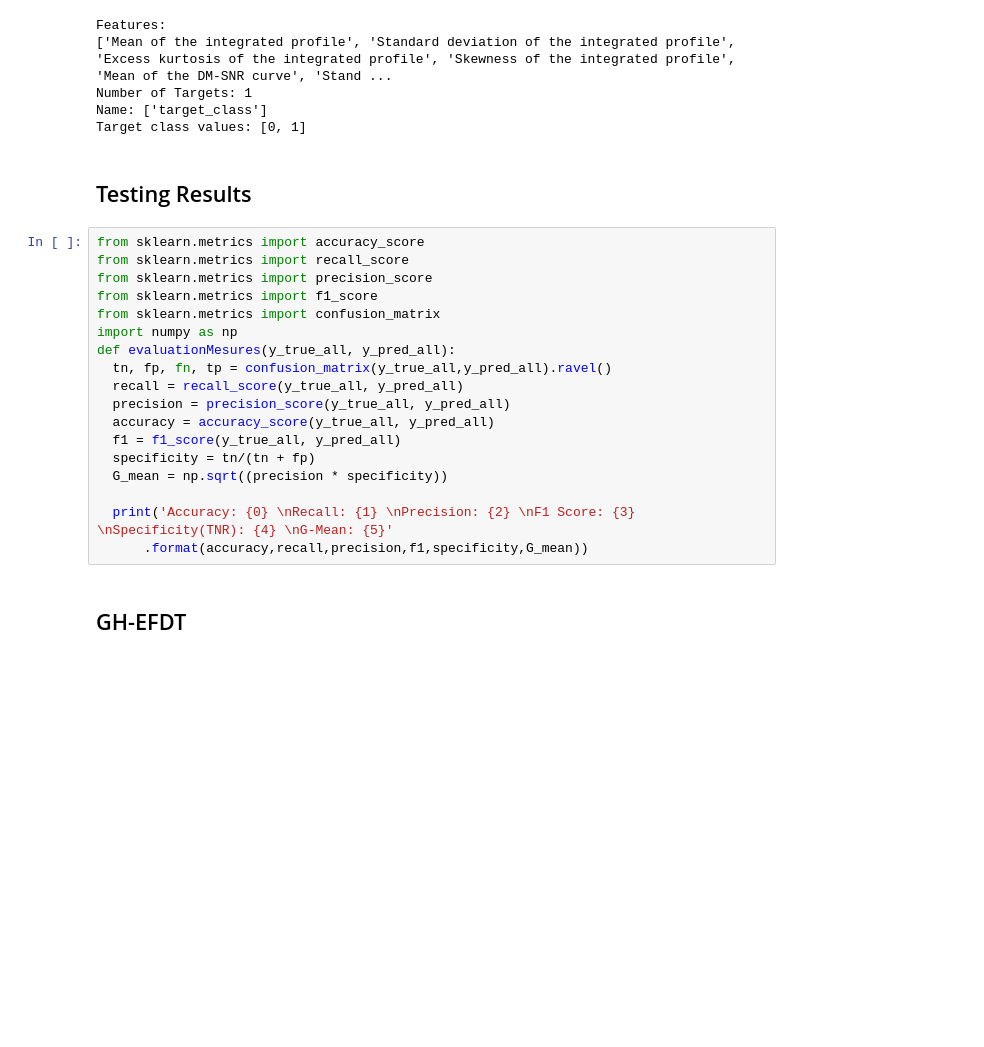
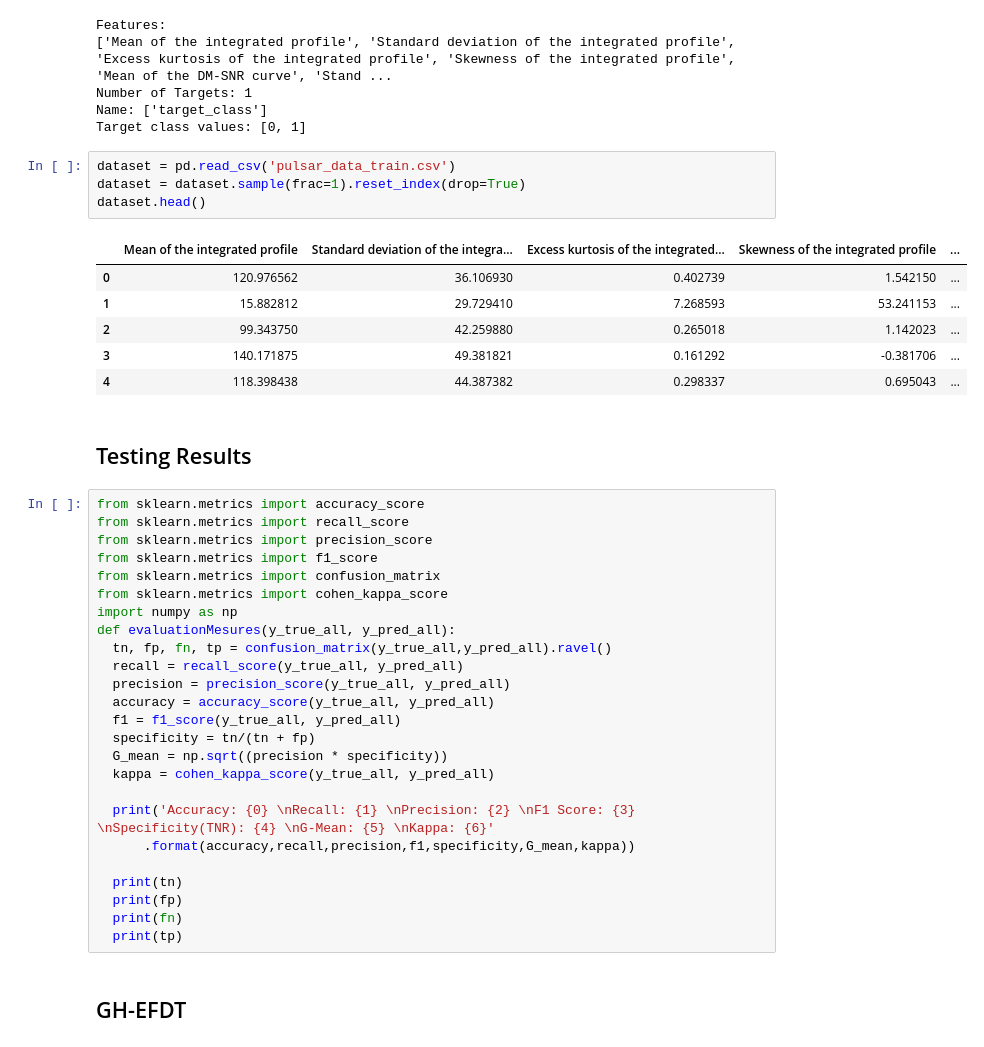
Before and after one commit to Venoli/scikit-multiflow, a Jupyter notebook: src/Testing Pulsar HTRU2.ipynb, the cells around one changed output. Cells and saved outputs as stored; diff of their text form; blank space fills up the shorter version.

```diff
--- a/src/Testing Pulsar HTRU2.ipynb
+++ b/src/Testing Pulsar HTRU2.ipynb
@@ -90,6 +90,17 @@ Features:
 Number of Targets: 1
 Name: ['target_class']
 Target class values: [0, 1]
+# %%
+dataset = pd.read_csv('pulsar_data_train.csv')
+dataset = dataset.sample(frac=1).reset_index(drop=True)
+dataset.head()
+# %% [output]
+|  | Mean of the integrated profile | Standard deviation of the integra... | Excess kurtosis of the integrated... | Skewness of the integrated profile | ... |
+| 0 | 120.976562 | 36.106930 | 0.402739 | 1.542150 | ... |
+| 1 | 15.882812 | 29.729410 | 7.268593 | 53.241153 | ... |
+| 2 | 99.343750 | 42.259880 | 0.265018 | 1.142023 | ... |
+| 3 | 140.171875 | 49.381821 | 0.161292 | -0.381706 | ... |
+| 4 | 118.398438 | 44.387382 | 0.298337 | 0.695043 | ... |
 # %% [markdown]
 ## Testing Results
 # %%
@@ -98,6 +109,7 @@ from sklearn.metrics import recall_score
 from sklearn.metrics import precision_score
 from sklearn.metrics import f1_score
 from sklearn.metrics import confusion_matrix
+from sklearn.metrics import cohen_kappa_score
 import numpy as np
 def evaluationMesures(y_true_all, y_pred_all):
   tn, fp, fn, tp = confusion_matrix(y_true_all,y_pred_all).ravel()
@@ -107,9 +119,15 @@ def evaluationMesures(y_true_all, y_pred_all):
   f1 = f1_score(y_true_all, y_pred_all)
   specificity = tn/(tn + fp)
   G_mean = np.sqrt((precision * specificity))
+  kappa = cohen_kappa_score(y_true_all, y_pred_all)
 
-  print('Accuracy: {0} \nRecall: {1} \nPrecision: {2} \nF1 Score: {3} \nSpecificity(TNR): {4} \nG-Mean: {5}'
-      .format(accuracy,recall,precision,f1,specificity,G_mean))
+  print('Accuracy: {0} \nRecall: {1} \nPrecision: {2} \nF1 Score: {3} \nSpecificity(TNR): {4} \nG-Mean: {5} \nKappa: {6}'
+      .format(accuracy,recall,precision,f1,specificity,G_mean,kappa))
+
+  print(tn)
+  print(fp)
+  print(fn)
+  print(tp)
 # %% [markdown]
 ## GH-EFDT
 # %%
```
Also changed, not shown: parts of 11 cells of this notebook, 1 other file.
